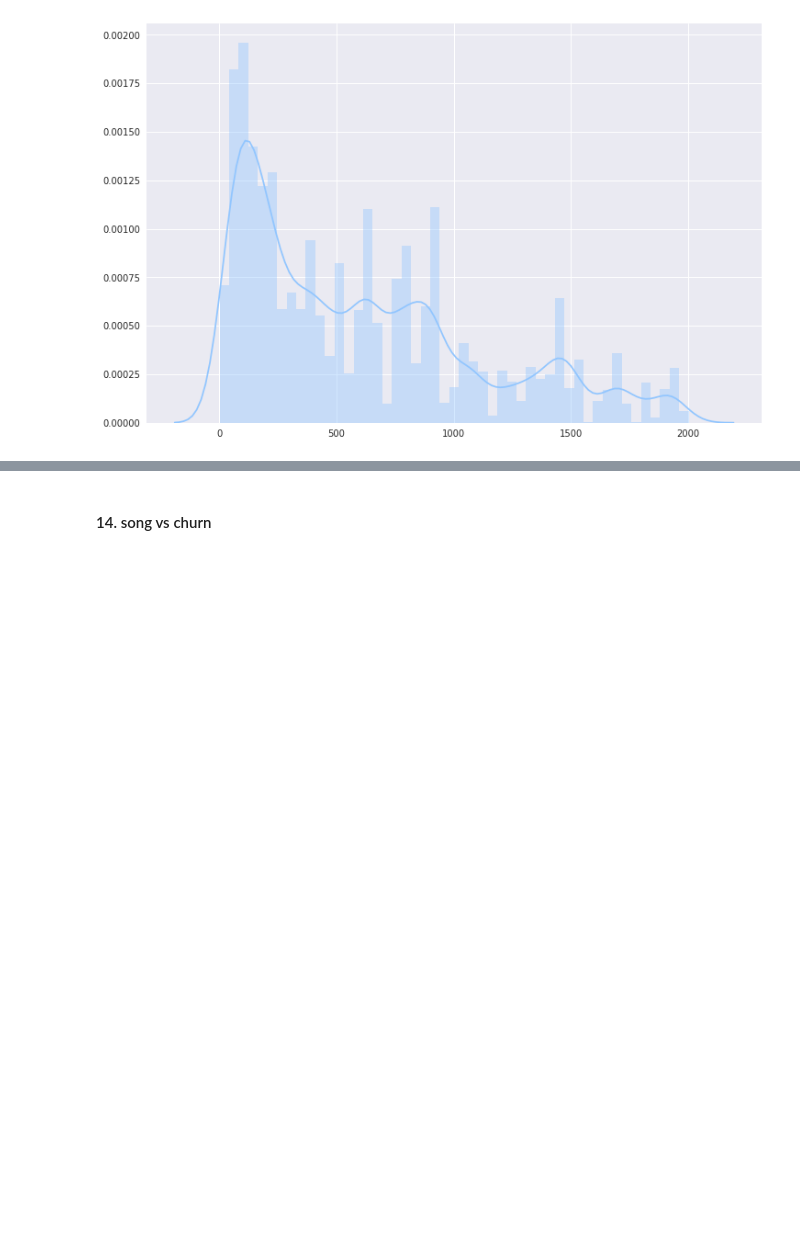
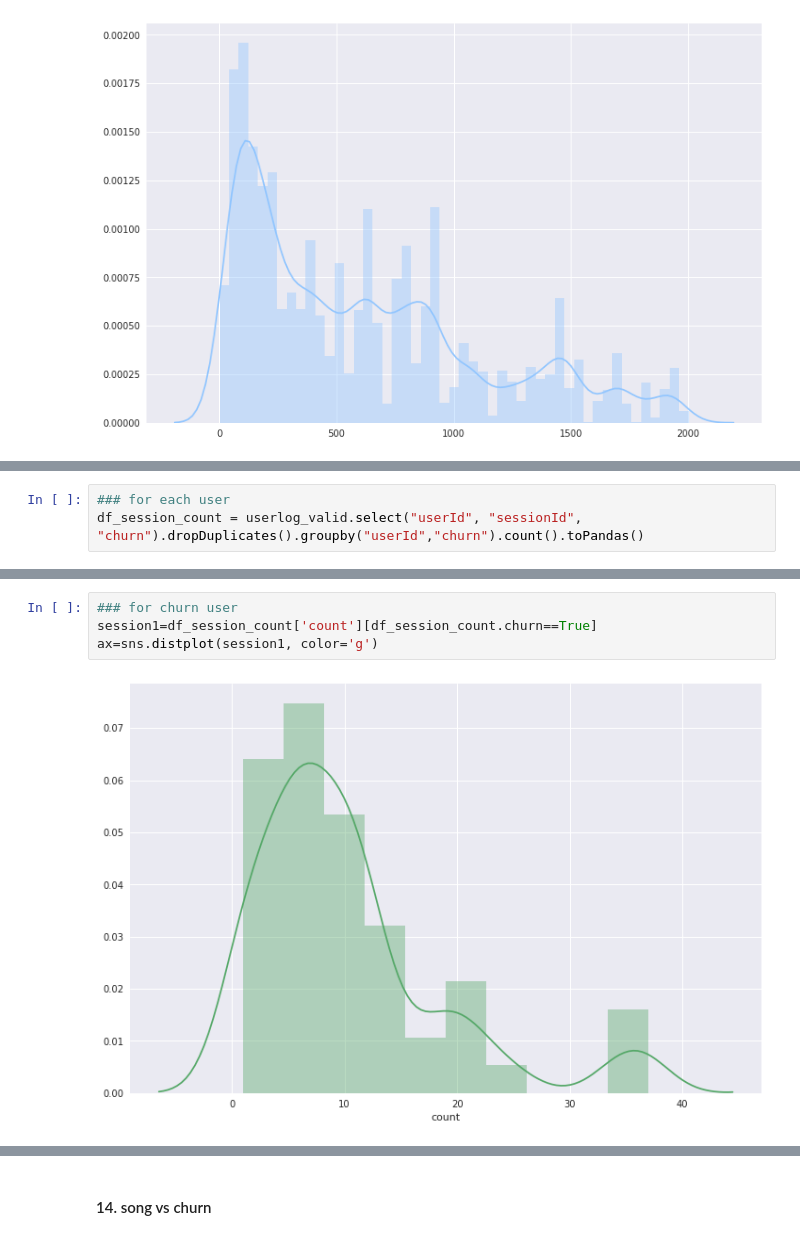
Before and after one commit to ShuangyuandData/SparkprojectSparkify, a Jupyter notebook: Sparkify.ipynb, the cells around one changed output, grey strips where cells are left out. Saved outputs shown, nothing was run; the diff lists cells and outputs as text; blank space fills up the shorter version.

```diff
--- a/Sparkify.ipynb
+++ b/Sparkify.ipynb
@@ -847,0 +903,3 @@ dtype: int64
+# %%
+### for each user
+df_session_count = userlog_valid.select("userId", "sessionId", "churn").dropDuplicates().groupby("userId","churn").count().toPandas()
@@ -847,0 +915,6 @@ dtype: int64
+# %%
+### for churn user
+session1=df_session_count['count'][df_session_count.churn==True]
+ax=sns.distplot(session1, color='g')
+# %% [output]
+[figure, added]
```
Also changed, not shown: parts of 77 cells of this notebook.
